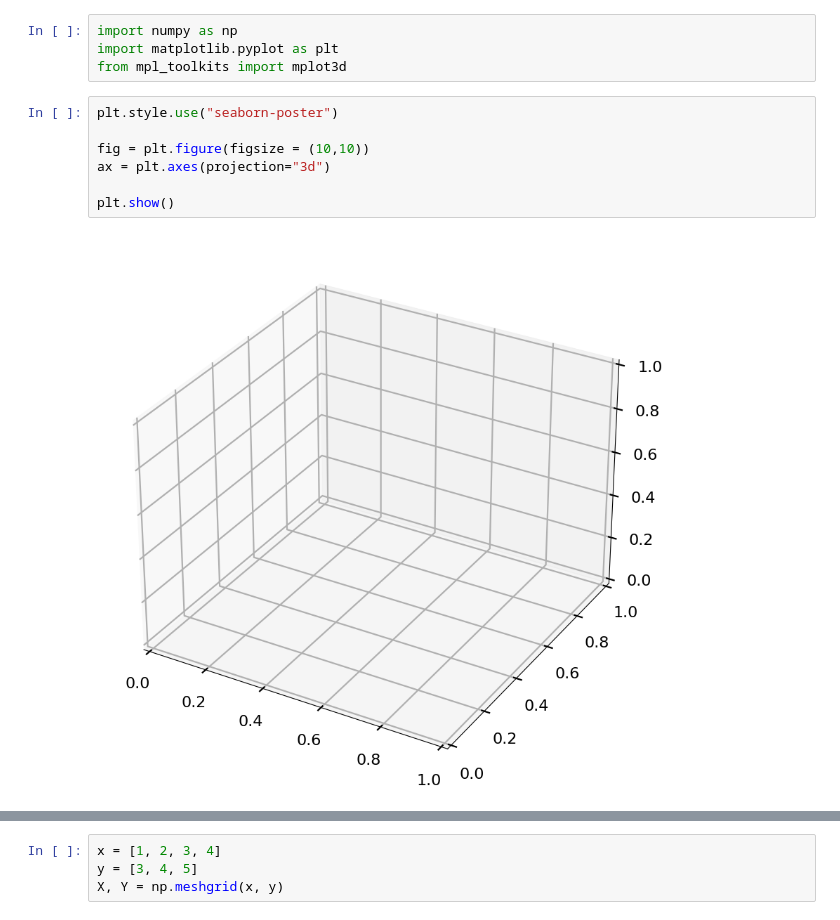
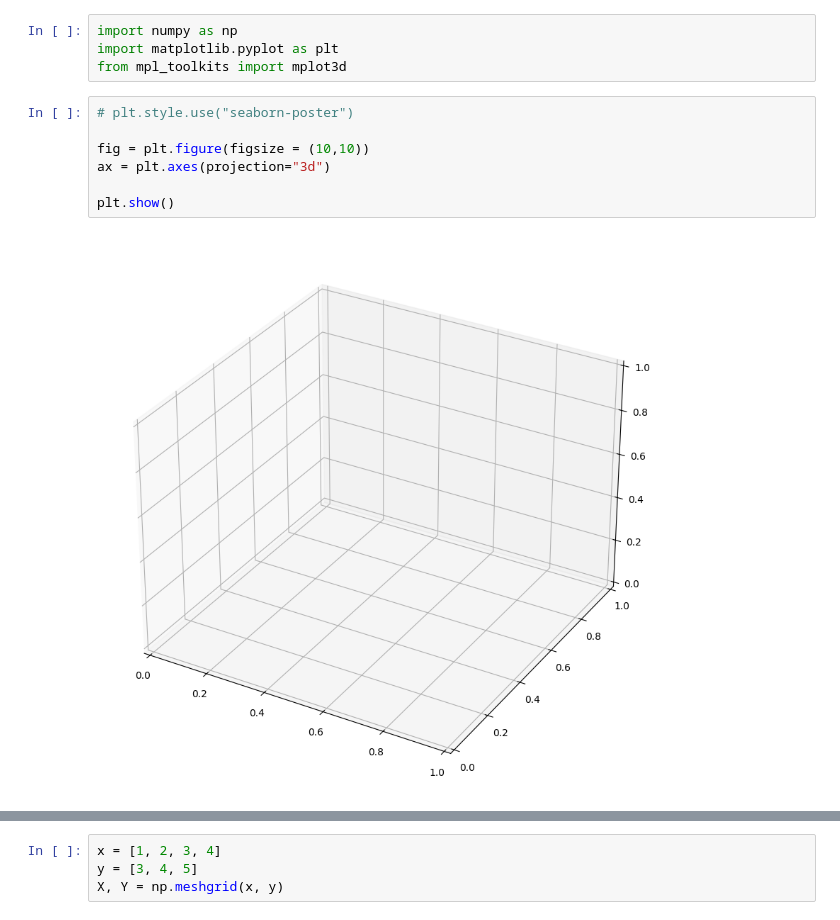
Before and after one commit to EduardoProfe666/Matematica-Numerica-Google-Colab, a Jupyter notebook: notebooks/tutoriales-generales/Matplotlib Graficar.ipynb, the cells around one changed output, grey strips where cells are left out. Saved outputs shown, nothing was run; the diff lists cells and outputs as text.

```diff
--- a/notebooks/tutoriales-generales/Matplotlib Graficar.ipynb
+++ b/notebooks/tutoriales-generales/Matplotlib Graficar.ipynb
@@ -166,14 +166,14 @@ import numpy as np
 import matplotlib.pyplot as plt
 from mpl_toolkits import mplot3d
 # %%
-plt.style.use("seaborn-poster")
+# plt.style.use("seaborn-poster")
 
 fig = plt.figure(figsize = (10,10))
 ax = plt.axes(projection="3d")
 
 plt.show()
 # %% [output]
-[figure, old version]
+[figure, new version]
 # %%
 fig = plt.figure(figsize = (8,8))
 ax = plt.axes(projection="3d")
```
Also changed, not shown: parts of 6 cells of this notebook, 27 other files.
